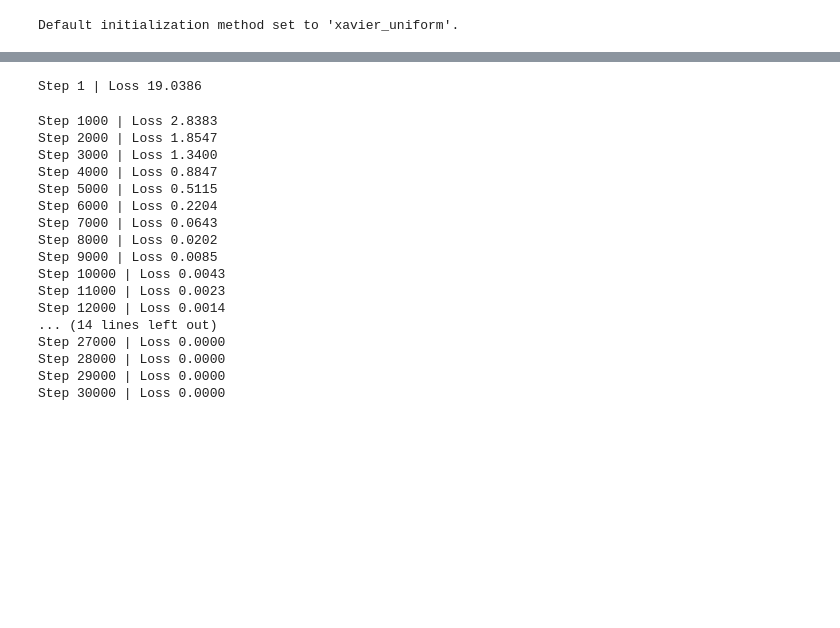
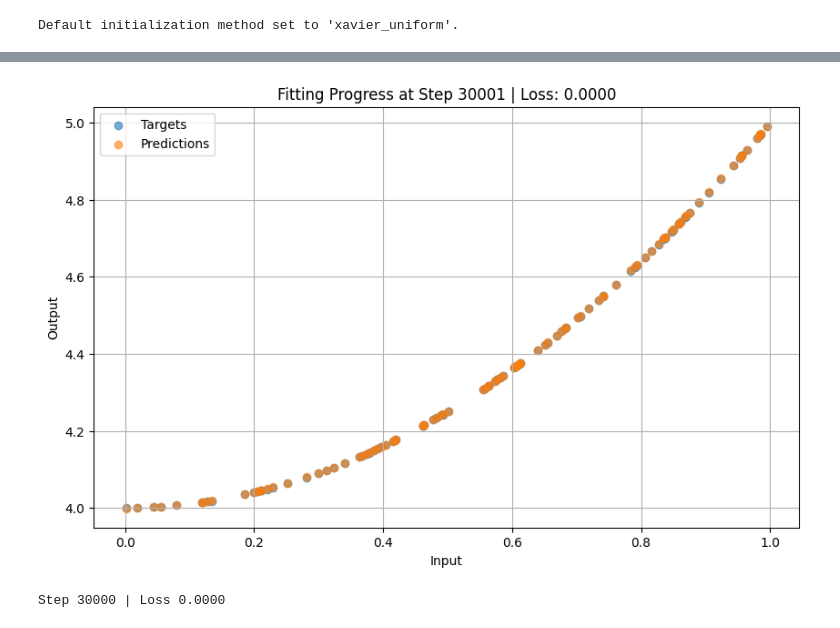
Before and after one commit to almeidava93/tinytorch, a Jupyter notebook: examples/dummy_training_loop.ipynb, the cells around one changed output, grey strips where cells are left out. Cells and saved outputs as stored; diff of their text form; code cells hidden in the pictures; blank space fills up the shorter version.

```diff
--- a/examples/dummy_training_loop.ipynb
+++ b/examples/dummy_training_loop.ipynb
@@ -46,5 +46,30 @@ MLP(
 # %%
 import numpy as np
+import matplotlib.pyplot as plt
+from IPython.display import clear_output
+
+def plot_fitting_progress(step, inputs, outputs, targets, mse_loss):
+  """
+  Plots the progress of the model fitting.
+
+  Args:
+    step: The current training step.
+    inputs: The input data (Tensor).
+    outputs: The model's current predictions (Tensor).
+    targets: The target data (Tensor).
+    mse_loss: The current MSE loss (Tensor).
+  """
+  clear_output(wait=True) # Clear previous plot in Colab/Jupyter
+
+  plt.figure(figsize=(10, 6))
+  plt.scatter(inputs.value.flatten(), targets.value.flatten(), label='Targets', alpha=0.6)
+  plt.scatter(inputs.value.flatten(), outputs.value.flatten(), label='Predictions', alpha=0.6)
+  plt.title(f'Fitting Progress at Step {step+1} | Loss: {mse_loss.value:.4f}')
+  plt.xlabel('Input')
+  plt.ylabel('Output')
+  plt.legend()
+  plt.grid(True)
+  plt.show()
 
 # train loop
 steps = 30000
@@ -52,7 +77,7 @@ learning_rate = 0.0001
 dataset_size = 100
 
 # instantiate optimizer
-optimizer = Adam(model, learning_rate)
+optimizer = AdamW(model, learning_rate, weight_decay=0)
 
 # instantiate scheduler
 scheduler = ExponentialLR(optimizer, 0.9999)
@@ -60,50 +85,35 @@ scheduler = ExponentialLR(optimizer, 0.9999)
 # Create dummy data
 inputs = np.random.rand(dataset_size).reshape(-1, 1)
 inputs.sort()
 targets = inputs ** 2 + 4
 
 inputs = Tensor(inputs, label='inputs')
 targets = Tensor(targets, label='targets')
 
 # Training loop
 for step in range(steps):
   outputs = model(inputs)
   outputs.label = 'outputs'
 
   # compute loss
   mse_loss = ((targets - outputs)**Tensor(2)).sum()/targets.shape[0]
   mse_loss.label = 'mse_loss'
 
   # run backprop
   mse_loss.backward()
 
   # update weitghts
   optimizer.step()
 
   # zero gradients for the next step
   optimizer.zero_grad()
 
 
-  if (step+1) % 1000 == 0 or step == 0:
+  if (step+1) % 100 == 0 or step == 0:
     scheduler.step()
+    plot_fitting_progress(steps, inputs, model(inputs), targets, mse_loss)
     print(f"Step {step+1} | Loss {mse_loss.value:.4f}")
 # %% [output]
+[figure, added]
-Step 1 | Loss 19.0386
+Step 30000 | Loss 0.0000
-Step 1000 | Loss 2.8383
-Step 2000 | Loss 1.8547
-Step 3000 | Loss 1.3400
-Step 4000 | Loss 0.8847
-Step 5000 | Loss 0.5115
-Step 6000 | Loss 0.2204
-Step 7000 | Loss 0.0643
-Step 8000 | Loss 0.0202
-Step 9000 | Loss 0.0085
-Step 10000 | Loss 0.0043
-Step 11000 | Loss 0.0023
-Step 12000 | Loss 0.0014
-... (14 lines left out)
-Step 27000 | Loss 0.0000
-Step 28000 | Loss 0.0000
-Step 29000 | Loss 0.0000
-Step 30000 | Loss 0.0000
 # %%
```
Also changed, not shown: parts of 4 cells of this notebook.
